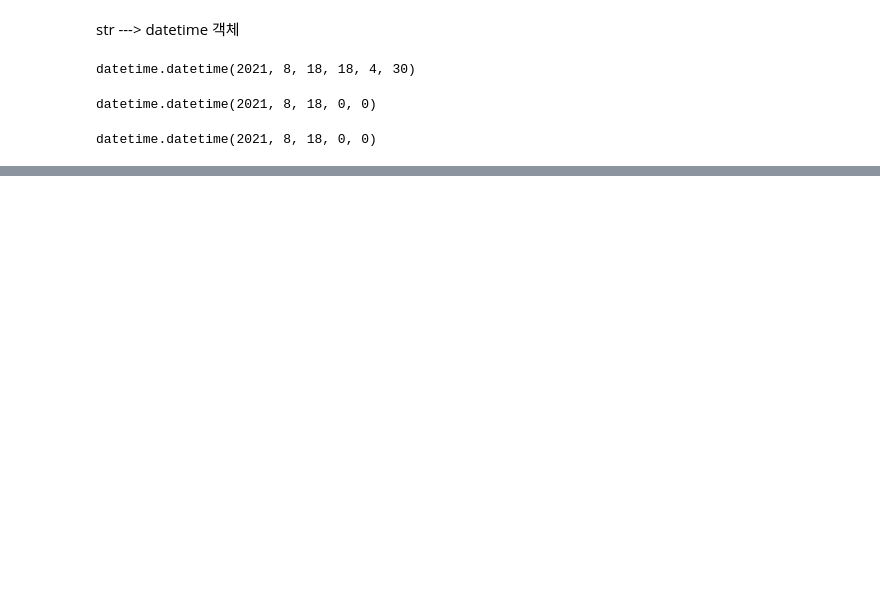
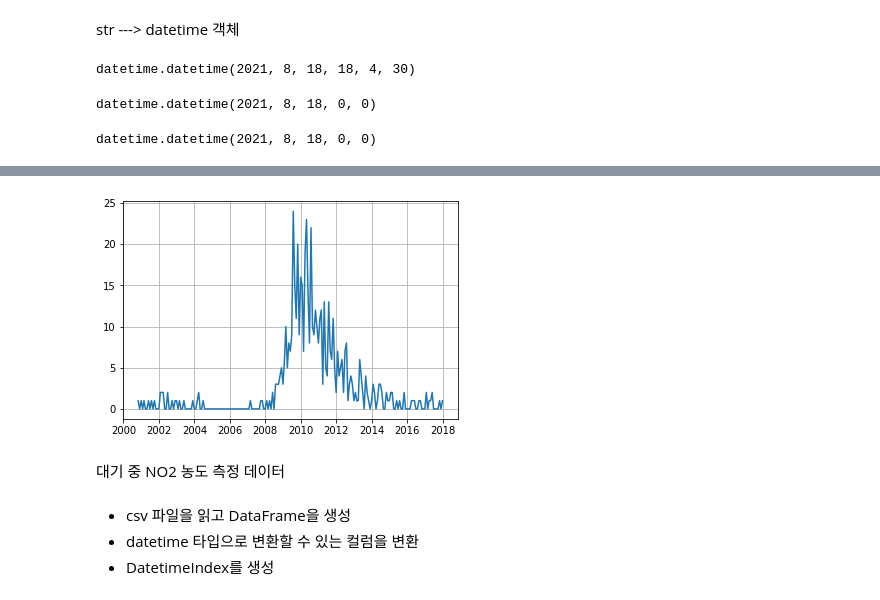
Before and after one commit to bomnism/DA, a Jupyter notebook: da16_datetime.ipynb, the cells around one changed output, grey strips where cells are left out. Drawn from its saved outputs; the diff is of its cells as text; code cells hidden in the pictures; blank space fills up the shorter version.

```diff
--- a/da16_datetime.ipynb
+++ b/da16_datetime.ipynb
@@ -110,0 +651,3 @@ datetime.datetime(2021, 8, 18, 0, 0)
+# %%
+by_month = banks.resample(rule = 'M').size()
+by_month
@@ -110,0 +668,8 @@ datetime.datetime(2021, 8, 18, 0, 0)
+# %%
+plt.plot(by_month)
+plt.grid()
+plt.show()
+# %% [output]
+[figure, added]
+# %% [markdown]
+대기 중 NO2  농도 측정 데이터
@@ -110,0 +678,4 @@ datetime.datetime(2021, 8, 18, 0, 0)
+# %% [markdown]
+* csv 파일을 읽고 DataFrame을 생성
+* datetime 타입으로 변환할 수 있는 컬럼을 변환
+* DatetimeIndex를 생성
```
Also changed, not shown: parts of 114 cells of this notebook.
